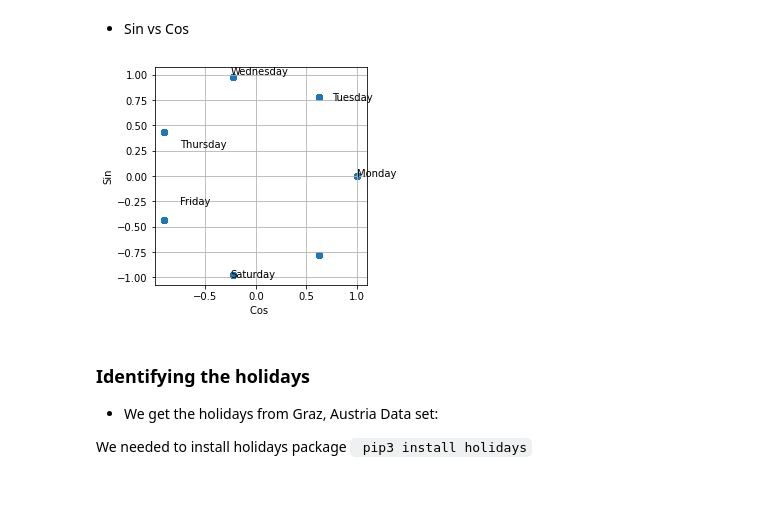
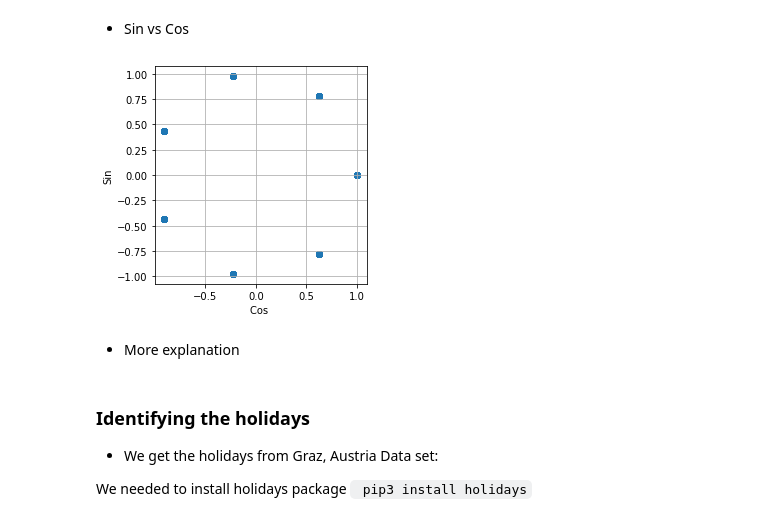
Before and after one commit to matias-dogliani/energybuild, a Jupyter notebook: DataSet_Days.ipynb, the cells around one changed output. Saved outputs shown, nothing was run; the diff lists cells and outputs as text; code cells hidden in the pictures; blank space fills up the shorter version.

Commit message:
Update README: Add holidays and week days explanation

```diff
--- a/DataSet_Days.ipynb
+++ b/DataSet_Days.ipynb
@@ -120,20 +120,15 @@ plt.grid()
 # %%
 plt.axes().set_aspect('equal')
 
 plt.scatter(DataFrame['cos_x'],DataFrame['sin_x'])
 plt.xlabel("Cos ")
 plt.ylabel("Sin")
 plt.grid()
-
-#Annotations
-
-xy = [(1,0),(0.75,0.75),(-.25, 1),(-.75,.28),(-.75,-0.28),(-0.25,-1)]
-DayNames = ["Monday", "Tuesday", "Wednesday", "Thursday", "Friday","Saturday","Sunday"]
-
-for i,coord in enumerate(xy):
-    plt.annotate(DayNames[i],coord)
+plt.savefig("./Imgs/weekdays.png",transparent=True)
 # %% [output]
-[figure, old version]
+[figure, new version]
+# %% [markdown]
+* More explanation
 # %% [markdown]
 ### Identifying the holidays
 
```
Also changed, not shown: parts of 1 cell of this notebook, 1 other file.
